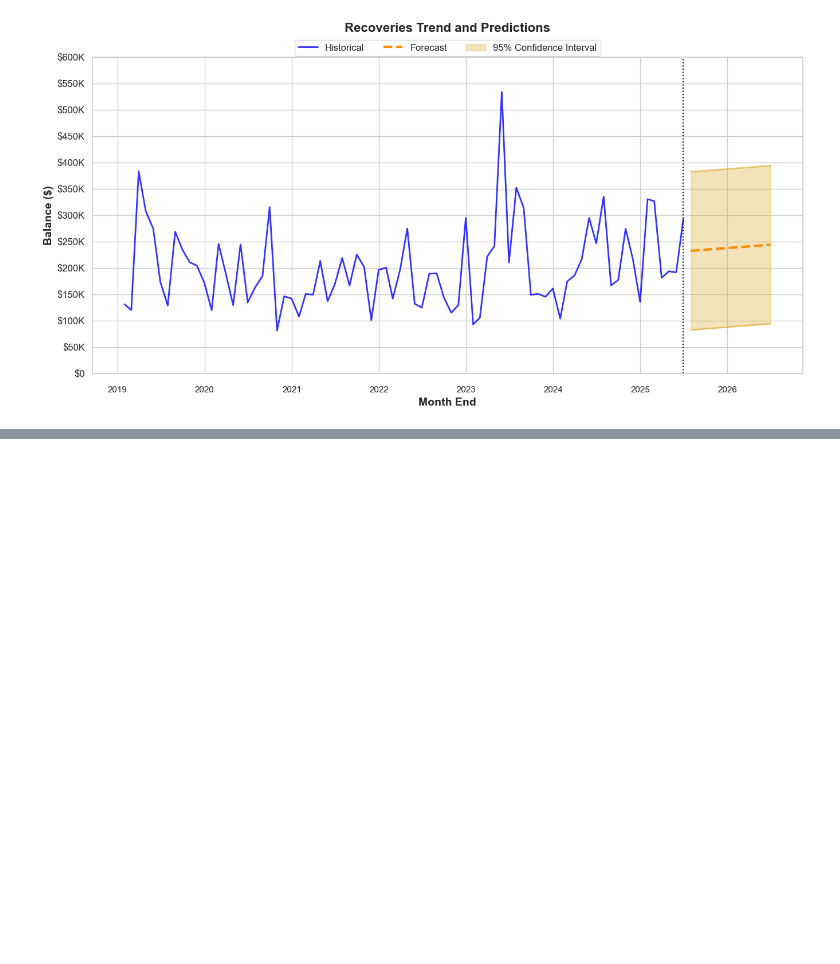
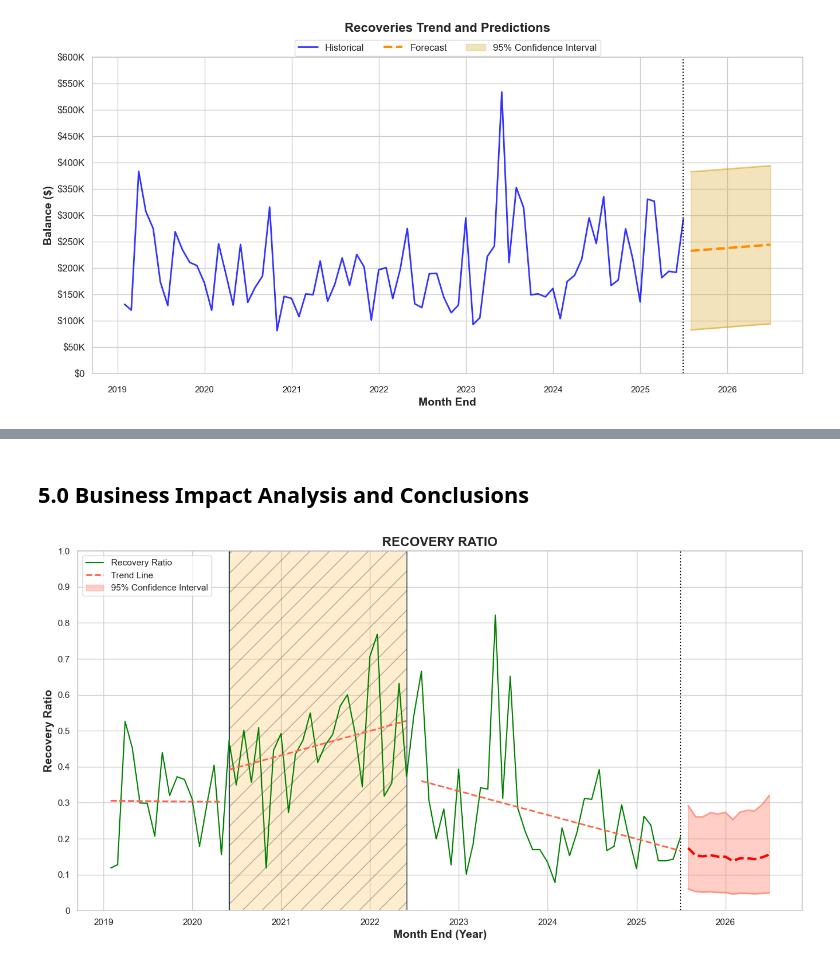
Before and after one commit to imoore99/TIME_SERIES_FORECASTING, a Jupyter notebook: TIME_SERIES_FORECASTING.ipynb, the cells around one changed output, grey strips where cells are left out. Saved outputs shown, nothing was run; the diff lists cells and outputs as text; code cells hidden in the pictures; blank space fills up the shorter version.

```diff
--- a/TIME_SERIES_FORECASTING.ipynb
+++ b/TIME_SERIES_FORECASTING.ipynb
@@ -1276,0 +1258,56 @@ Index(['CO_BAL', 'REC_BAL', 'ratio', 'year', 'CO_BAL_trend',
+# %% [markdown]
+## 5.0 Business Impact Analysis and Conclusions
+# %%
+final_analysis_data = core_forecast_data
+# %%
+## determine recovery ratio range with ratio propagation
+# Calculate ratio bounds using proper uncertainty propagation
+ratio_upper = final_analysis_data['REC_BAL_future_forecast_upper_bound'] / final_analysis_data['CO_BAL_future_forecast_lower_bound']  # Max ratio scenario
+ratio_lower = final_analysis_data['REC_BAL_future_forecast_lower_bound']  / final_analysis_data['CO_BAL_future_forecast_upper_bound'] # Min ratio scenario
+ratio_central = final_analysis_data['REC_BAL_future_forecast']  / final_analysis_data['CO_BAL_future_forecast']            # Central forecast
+# %%
+#Add data to final_analysis_data table
+final_analysis_data['ratio_future_forecast_upper_bound'] = ratio_upper
+final_analysis_data['ratio_future_forecast_lower_bound'] = ratio_lower
+final_analysis_data['ratio_future_forecast'] = ratio_central
+# %%
+# Plot Charge-Off and Recovery Data Together
+fig, ax = plt.subplots(figsize=(16,8))  # Changed this line
+
+# Convert string dates to datetime objects
+start_date = pd.to_datetime('2020-05-31')
+end_date = pd.to_datetime('2022-05-31')
+
+# Add vertical line at forecast start
+ax.axvline(x=final_analysis_data['REC_BAL_future_forecast'].index[-13], color='black', linestyle=':')
+
+# Identify Covid range
+ax.axvspan(start_date, end_date, hatch = "/", facecolor="#ffc561", alpha=0.3, edgecolor='black')
+ax.vlines(start_date, ymin=0, ymax=1800000, color= '#002147', lw=1)
+ax.vlines(end_date, ymin=0, ymax=1800000, color= '#002147', lw=1)
+
+ax.plot(final_analysis_data.index, final_analysis_data['ratio'], color='green', label='Recovery Ratio')
+ax.set_ylabel('Recovery Ratio', size=14, fontweight='bold')
+ax.set_xlabel('Month End (Year)', size=14, fontweight='bold')
+ax.set_yticks([0, 0.1, 0.2, 0.3, 0.4, 0.5, 0.6, 0.7, 0.8, 0.9, 1.0],
+              ['0', '0.1', '0.2', '0.3', '0.4', '0.5', '0.6', '0.7', '0.8', '0.9', '1.0'])
+
+ax.plot(stable.index, stable['Predictions'], "r--", color='tomato', linewidth=2, label= 'Trend Line')
+ax.plot(covid.index, covid['Predictions'], "r--", color='tomato', linewidth=2, label='_Hidden')
+ax.plot(rate_increase.index, rate_increase['Predictions'], "r--", color='tomato', linewidth=2,label='_Hidden')
+
+#plot the recovery ratio future forecast
+ax.plot(ratio_central.index, ratio_central, "r--", color='red', linewidth=3, label='_Hidden')
+ax.plot(ratio_central.index, ratio_upper, color='tomato', alpha = 0.5, linewidth=2,label='_Hidden')
+ax.plot(ratio_central.index, ratio_lower, color='tomato', alpha=0.5, linewidth=2,label='_Hidden')
+ax.fill_between(ratio_central.index,
+                np.array(ratio_lower),
+                np.array(ratio_upper),
+                alpha=0.3, color="tomato", label='95% Confidence Interval')
+
+plt.legend(loc=0)
+plt.ylim(0, 1)
+plt.title('RECOVERY RATIO', size=16, fontweight = 'bold')
+plt.show();
+# %% [output]
+[figure, added]
```
Also changed, not shown: parts of 19 cells of this notebook, 5 other files.
